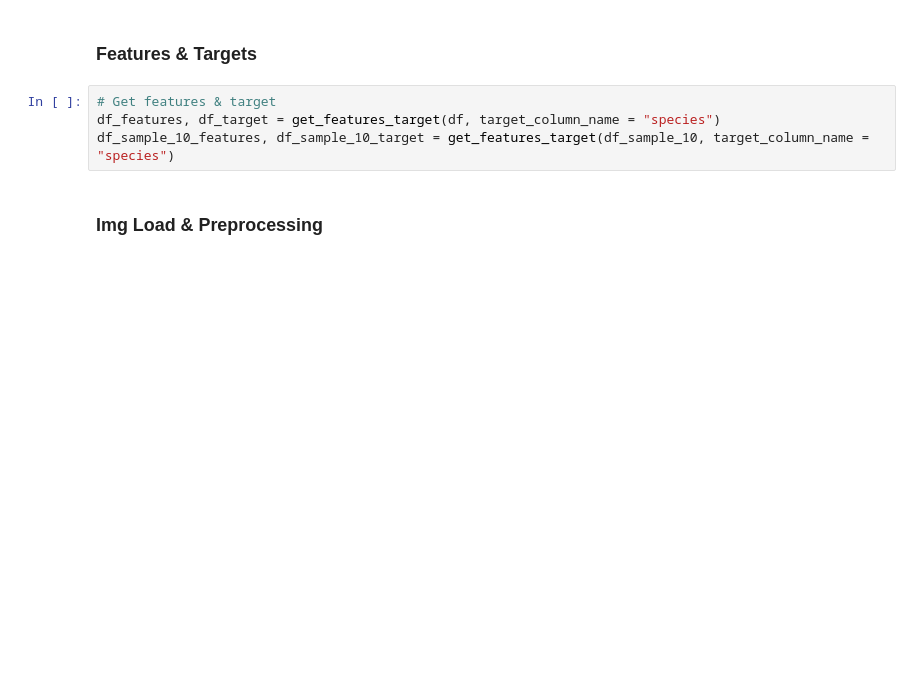
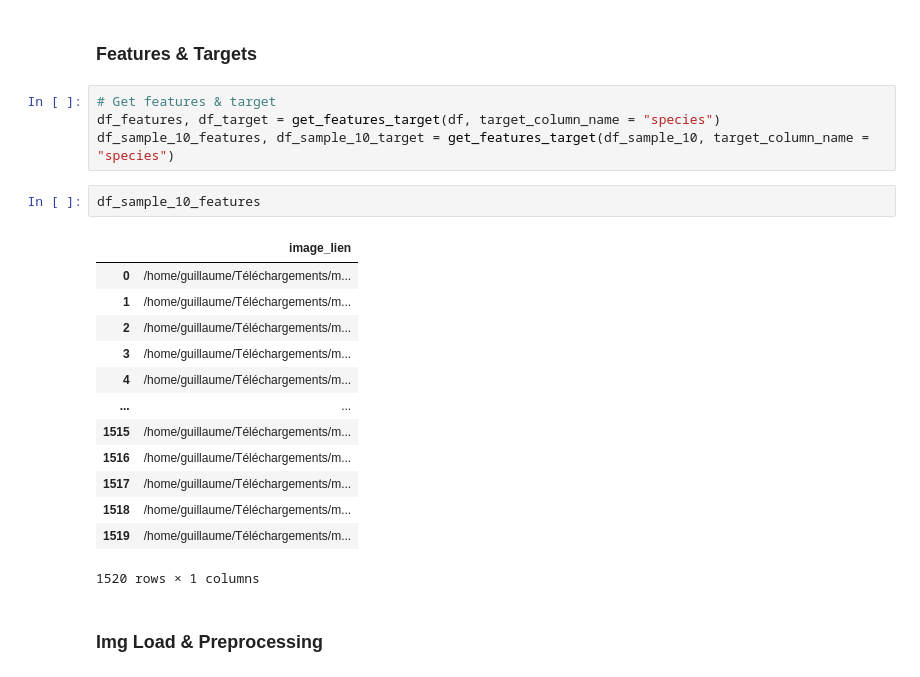
Before and after one commit to guillaumepot/mushroom_datascience, a Jupyter notebook: src/notebooks/5-data_preprocessing.ipynb, the cells around one changed output. Saved outputs shown, nothing was run; the diff lists cells and outputs as text; blank space fills up the shorter version.

```diff
--- a/src/notebooks/5-data_preprocessing.ipynb
+++ b/src/notebooks/5-data_preprocessing.ipynb
@@ -99,5 +100,21 @@ df_sample_10["image_lien"] = df_sample_10["image_lien"].apply(lambda x: os.path.
 # Get features & target
 df_features, df_target = get_features_target(df, target_column_name = "species")
 df_sample_10_features, df_sample_10_target = get_features_target(df_sample_10, target_column_name = "species")
+# %%
+df_sample_10_features
+# %% [output]
+|  | image_lien |
+| 0 | /home/guillaume/Téléchargements/m... |
+| 1 | /home/guillaume/Téléchargements/m... |
+| 2 | /home/guillaume/Téléchargements/m... |
+| 3 | /home/guillaume/Téléchargements/m... |
+| 4 | /home/guillaume/Téléchargements/m... |
+| ... | ... |
+| 1515 | /home/guillaume/Téléchargements/m... |
+| 1516 | /home/guillaume/Téléchargements/m... |
+| 1517 | /home/guillaume/Téléchargements/m... |
+| 1518 | /home/guillaume/Téléchargements/m... |
+| 1519 | /home/guillaume/Téléchargements/m... |
+1520 rows × 1 columns
 # %% [markdown]
 ### Img Load & Preprocessing
```
Also changed, not shown: parts of 5 cells of this notebook, 4 other files.
